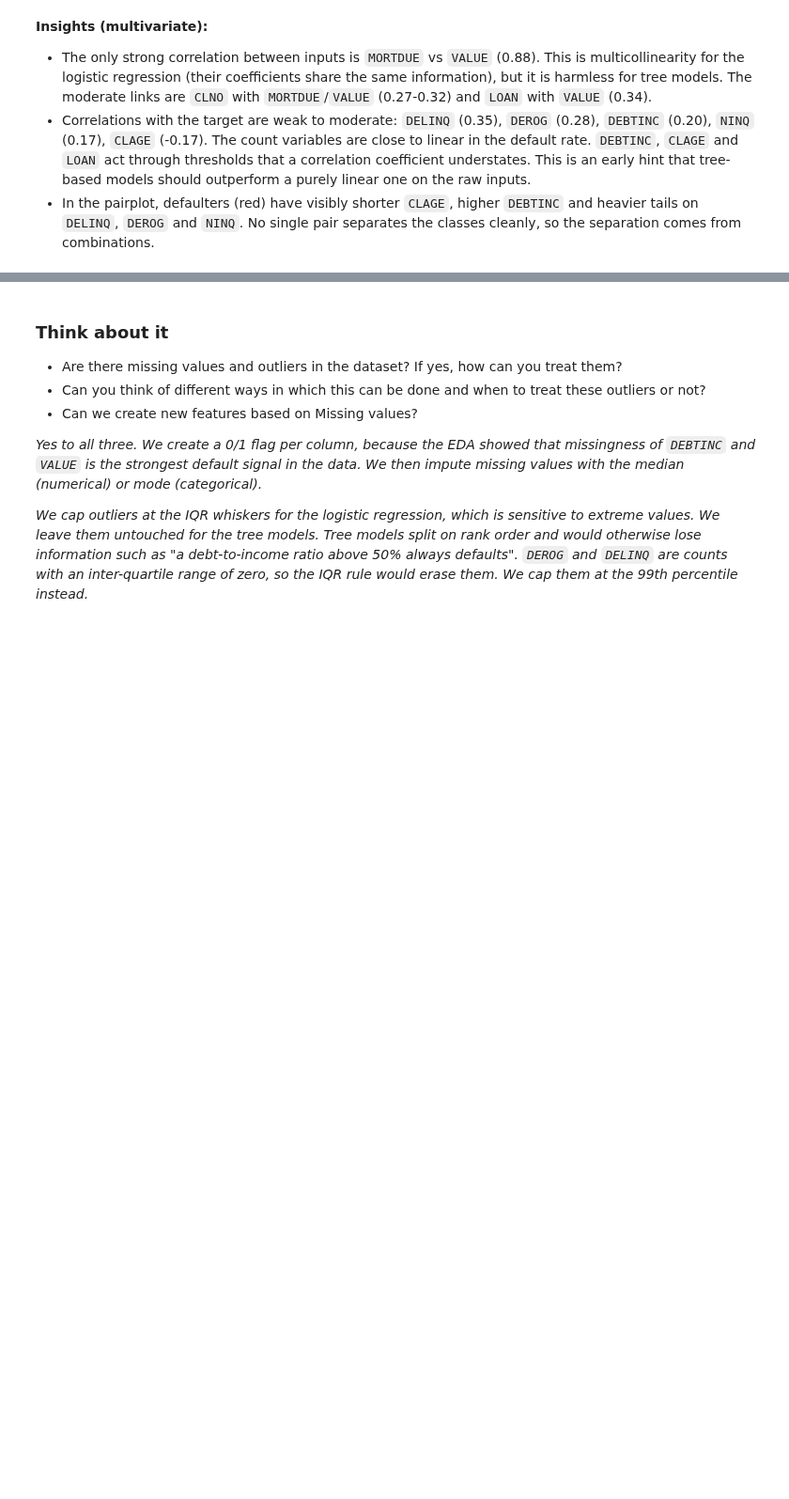
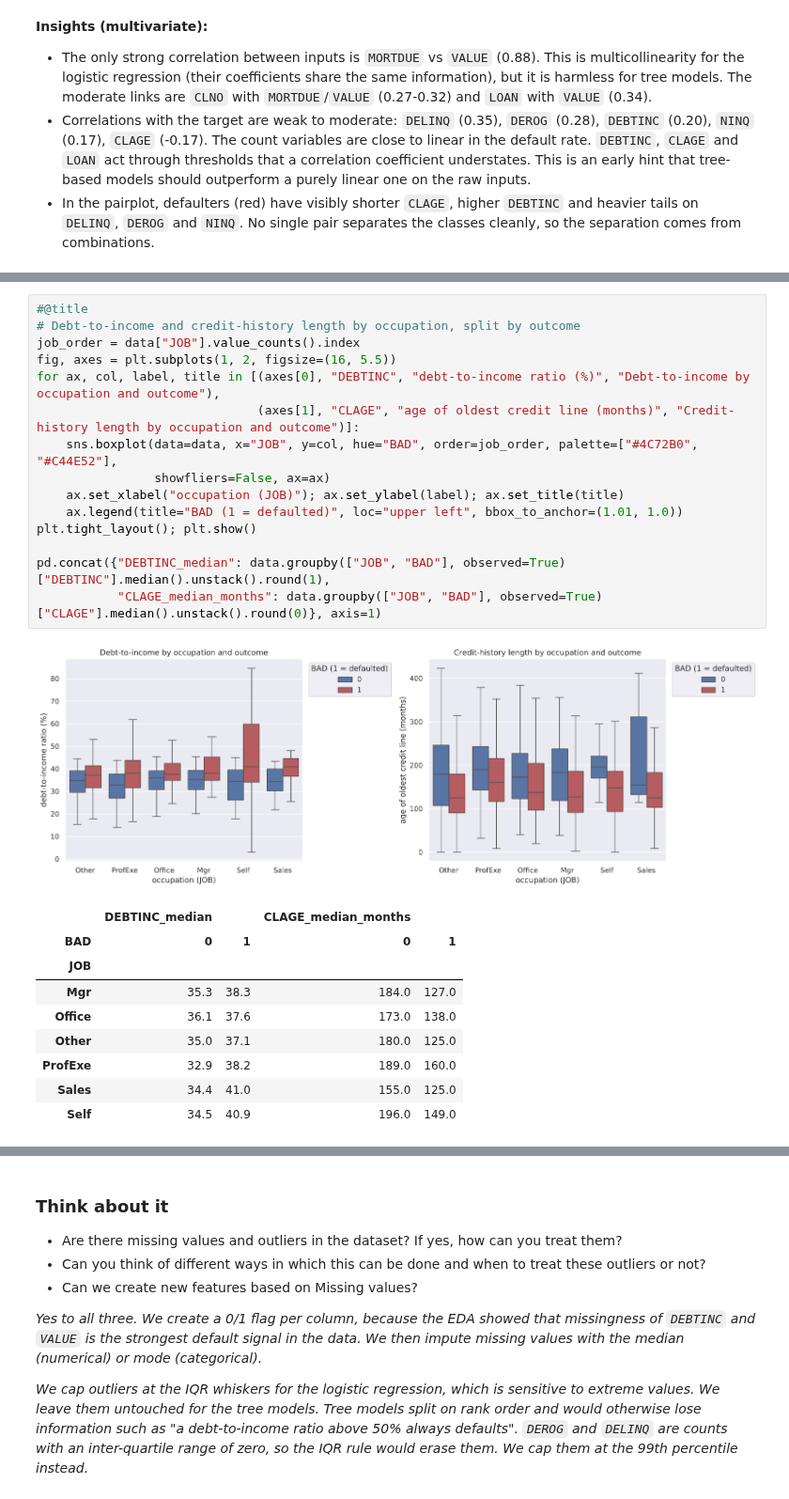
Before and after one commit to shubham1891/Personal-code, a Jupyter notebook: notebooks/Loan_Default_Prediction_Low_Code.ipynb, the cells around one changed output, grey strips where cells are left out. Shown at 94% size. Saved outputs shown, nothing was run; the diff lists cells and outputs as text; blank space fills up the shorter version.

```diff
--- a/notebooks/Loan_Default_Prediction_Low_Code.ipynb
+++ b/notebooks/Loan_Default_Prediction_Low_Code.ipynb
@@ -781,0 +823,26 @@ plt.show()
+# %%
+#@title
+# Debt-to-income and credit-history length by occupation, split by outcome
+job_order = data["JOB"].value_counts().index
+fig, axes = plt.subplots(1, 2, figsize=(16, 5.5))
+for ax, col, label, title in [(axes[0], "DEBTINC", "debt-to-income ratio (%)", "Debt-to-income by occupation and outcome"),
+                              (axes[1], "CLAGE", "age of oldest credit line (months)", "Credit-history length by occupation and outcome")]:
+    sns.boxplot(data=data, x="JOB", y=col, hue="BAD", order=job_order, palette=["#4C72B0", "#C44E52"],
+                showfliers=False, ax=ax)
+    ax.set_xlabel("occupation (JOB)"); ax.set_ylabel(label); ax.set_title(title)
+    ax.legend(title="BAD (1 = defaulted)", loc="upper left", bbox_to_anchor=(1.01, 1.0))
+plt.tight_layout(); plt.show()
+
+pd.concat({"DEBTINC_median": data.groupby(["JOB", "BAD"], observed=True)["DEBTINC"].median().unstack().round(1),
+           "CLAGE_median_months": data.groupby(["JOB", "BAD"], observed=True)["CLAGE"].median().unstack().round(0)}, axis=1)
+# %% [output]
+[figure, added]
+|  | DEBTINC_median |  | CLAGE_median_months |  |
+| BAD | 0 | 1 | 0 | 1 |
+| JOB |  |  |  |  |
+| Mgr | 35.3 | 38.3 | 184.0 | 127.0 |
+| Office | 36.1 | 37.6 | 173.0 | 138.0 |
+| Other | 35.0 | 37.1 | 180.0 | 125.0 |
+| ProfExe | 32.9 | 38.2 | 189.0 | 160.0 |
+| Sales | 34.4 | 41.0 | 155.0 | 125.0 |
+| Self | 34.5 | 40.9 | 196.0 | 149.0 |
```
Also changed, not shown: parts of 9 cells of this notebook, 2 other files.
